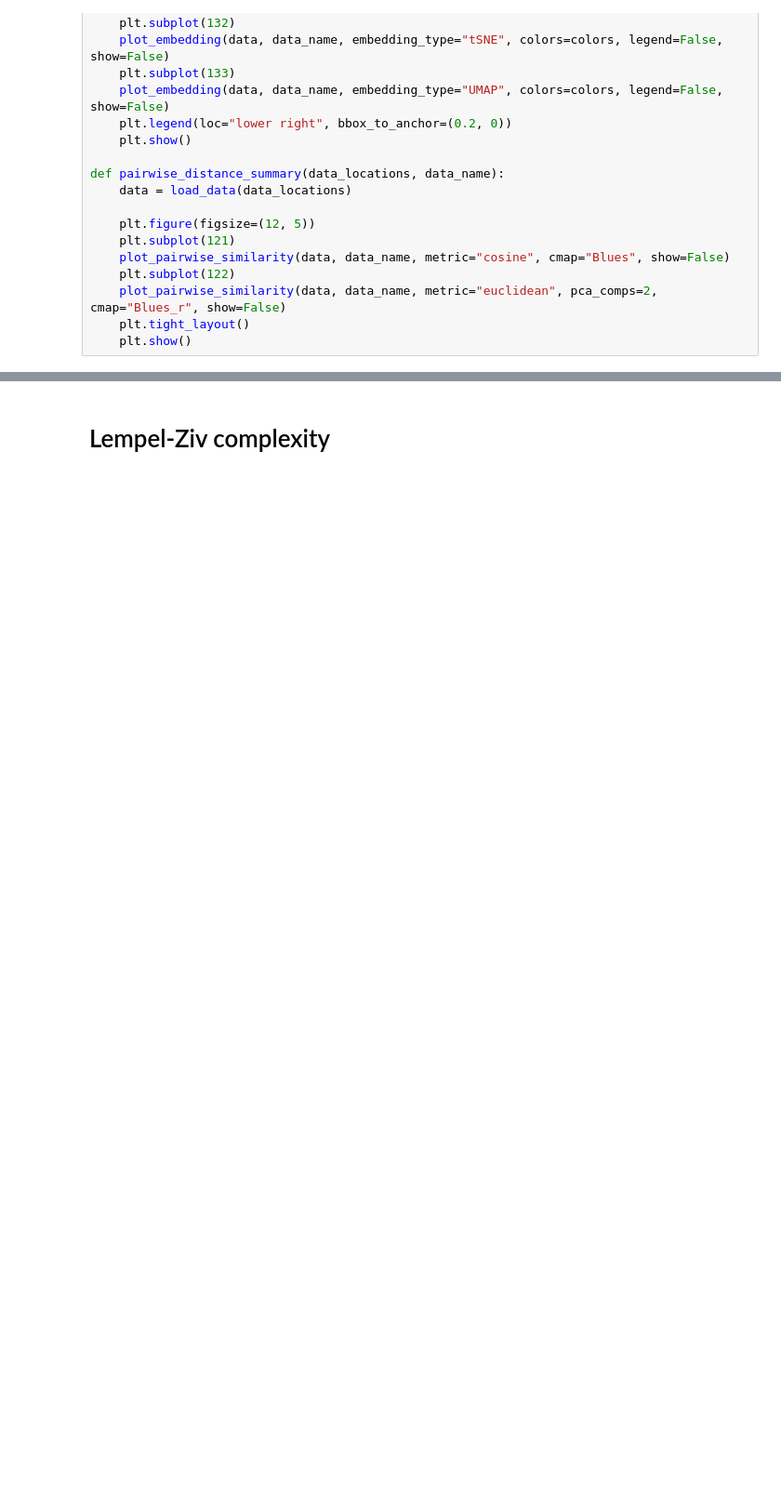
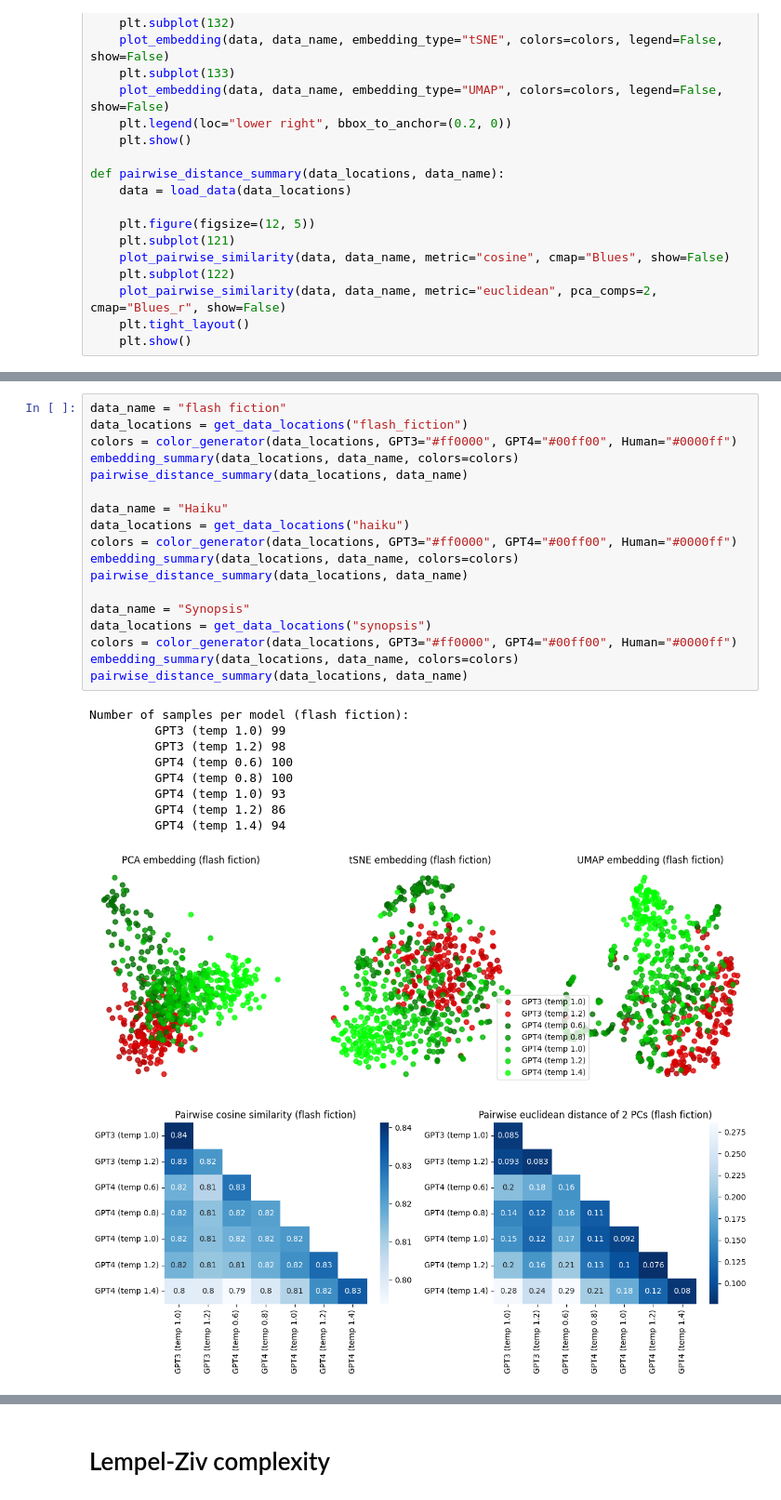
Before and after one commit to AntoineBellemare/DAT_GPT, a Jupyter notebook: notebook/text_embedding_viz.ipynb, the cells around one changed output, grey strips where cells are left out. Shown at 93% size. Saved outputs shown, nothing was run; the diff lists cells and outputs as text; blank space fills up the shorter version.

Commit message:
Update text embedding

```diff
--- a/notebook/text_embedding_viz.ipynb
+++ b/notebook/text_embedding_viz.ipynb
@@ -186,0 +172,29 @@ Number of samples per model (Synopsis):
+# %%
+data_name = "flash fiction"
+data_locations = get_data_locations("flash_fiction")
+colors = color_generator(data_locations, GPT3="#ff0000", GPT4="#00ff00", Human="#0000ff")
+embedding_summary(data_locations, data_name, colors=colors)
+pairwise_distance_summary(data_locations, data_name)
+
+data_name = "Haiku"
+data_locations = get_data_locations("haiku")
+colors = color_generator(data_locations, GPT3="#ff0000", GPT4="#00ff00", Human="#0000ff")
+embedding_summary(data_locations, data_name, colors=colors)
+pairwise_distance_summary(data_locations, data_name)
+
+data_name = "Synopsis"
+data_locations = get_data_locations("synopsis")
+colors = color_generator(data_locations, GPT3="#ff0000", GPT4="#00ff00", Human="#0000ff")
+embedding_summary(data_locations, data_name, colors=colors)
+pairwise_distance_summary(data_locations, data_name)
+# %% [output]
+Number of samples per model (flash fiction):
+         GPT3 (temp 1.0) 99
+         GPT3 (temp 1.2) 98
+         GPT4 (temp 0.6) 100
+         GPT4 (temp 0.8) 100
+         GPT4 (temp 1.0) 93
+         GPT4 (temp 1.2) 86
+         GPT4 (temp 1.4) 94
+[figure, added]
+[figure, added]
```
Also changed, not shown: parts of 6 cells of this notebook, 3 other files.
